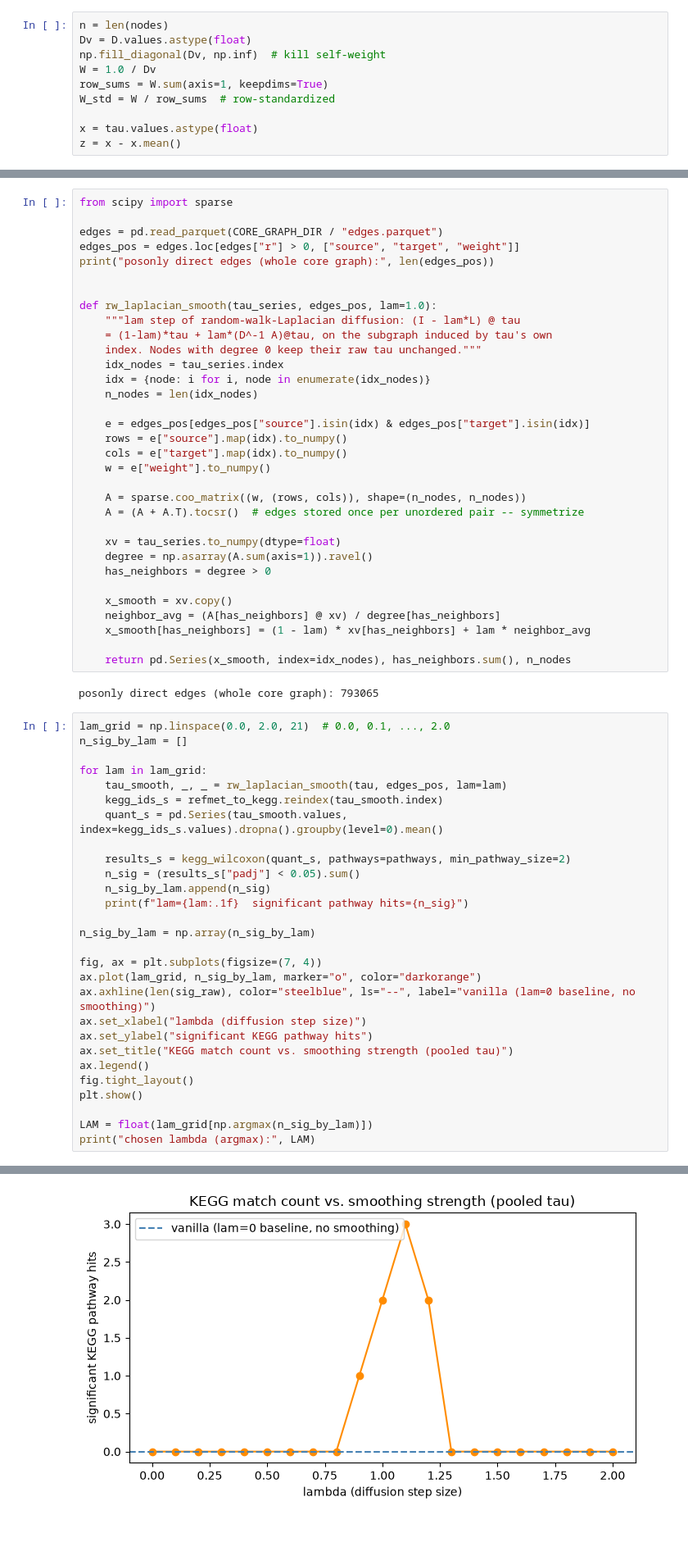
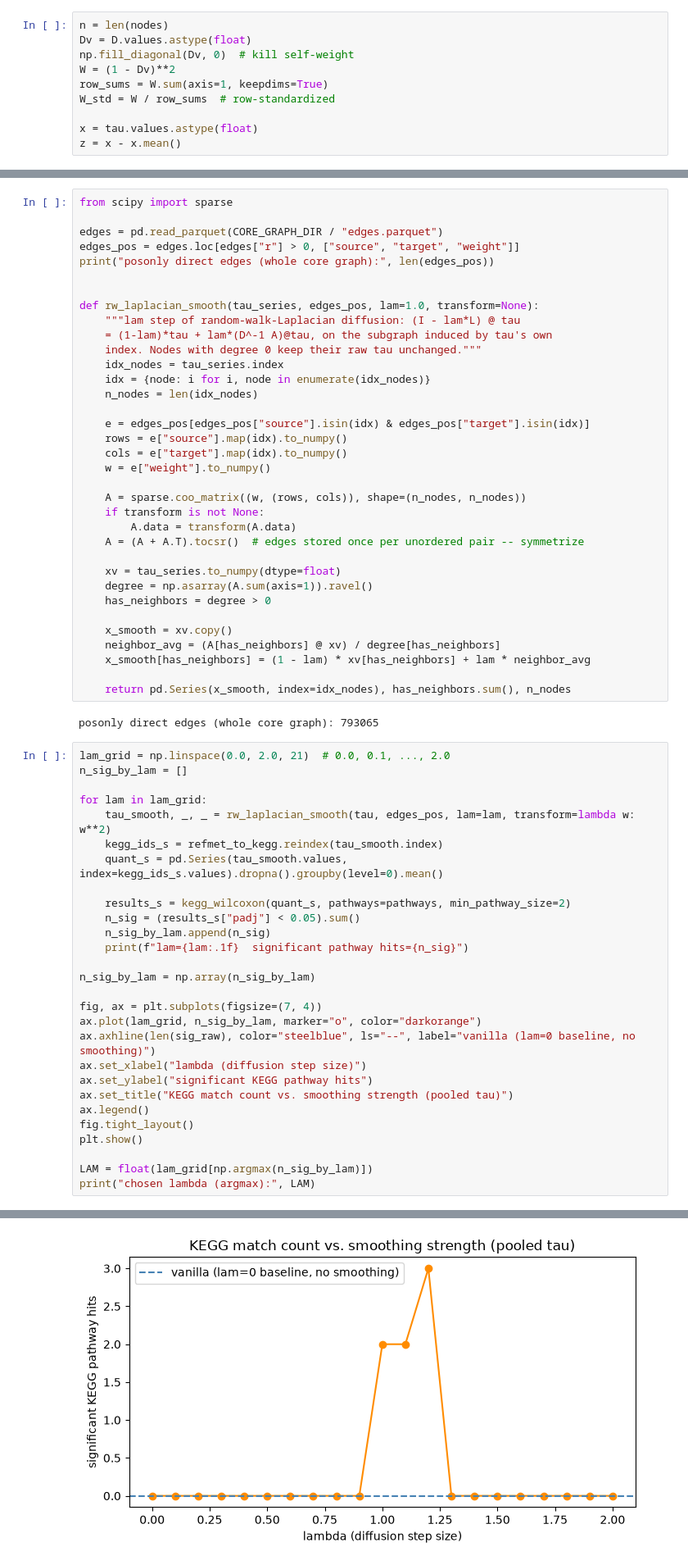
Before and after one commit to saldanB/mw-metabolite-network, a Jupyter notebook: nafld_spatial_autocorrelation.ipynb, the cells around one changed output, grey strips where cells are left out. Shown at 82% size. Drawn from its saved outputs; the diff is of its cells as text; blank space fills up the shorter version.

```diff
--- a/nafld_spatial_autocorrelation.ipynb
+++ b/nafld_spatial_autocorrelation.ipynb
@@ -50,8 +50,8 @@ closer nodes (smaller posonly distance) weighted more heavily.
 # %%
 n = len(nodes)
 Dv = D.values.astype(float)
-np.fill_diagonal(Dv, np.inf)  # kill self-weight
-W = 1.0 / Dv
+np.fill_diagonal(Dv, 0)  # kill self-weight
+W = (1 - Dv)**2
 row_sums = W.sum(axis=1, keepdims=True)
 W_std = W / row_sums  # row-standardized
 
@@ -432,7 +432,7 @@ edges_pos = edges.loc[edges["r"] > 0, ["source", "target", "weight"]]
 print("posonly direct edges (whole core graph):", len(edges_pos))
 
 
-def rw_laplacian_smooth(tau_series, edges_pos, lam=1.0):
+def rw_laplacian_smooth(tau_series, edges_pos, lam=1.0, transform=None):
     """lam step of random-walk-Laplacian diffusion: (I - lam*L) @ tau
     = (1-lam)*tau + lam*(D^-1 A)@tau, on the subgraph induced by tau's own
     index. Nodes with degree 0 keep their raw tau unchanged."""
@@ -446,6 +446,8 @@ def rw_laplacian_smooth(tau_series, edges_pos, lam=1.0):
     w = e["weight"].to_numpy()
 
     A = sparse.coo_matrix((w, (rows, cols)), shape=(n_nodes, n_nodes))
+    if transform is not None:
+        A.data = transform(A.data)
     A = (A + A.T).tocsr()  # edges stored once per unordered pair -- symmetrize
 
     xv = tau_series.to_numpy(dtype=float)
@@ -464,7 +466,7 @@ lam_grid = np.linspace(0.0, 2.0, 21)  # 0.0, 0.1, ..., 2.0
 n_sig_by_lam = []
 
 for lam in lam_grid:
-    tau_smooth, _, _ = rw_laplacian_smooth(tau, edges_pos, lam=lam)
+    tau_smooth, _, _ = rw_laplacian_smooth(tau, edges_pos, lam=lam, transform=lambda w: w**2)
     kegg_ids_s = refmet_to_kegg.reindex(tau_smooth.index)
     quant_s = pd.Series(tau_smooth.values, index=kegg_ids_s.values).dropna().groupby(level=0).mean()
 
@@ -503,6 +505,6 @@ lam=1.1  significant pathway hits=3
 ... (5 lines left out)
 lam=1.7  significant pathway hits=0
 lam=1.8  significant pathway hits=0
 lam=1.9  significant pathway hits=0
 lam=2.0  significant pathway hits=0
-[figure, old version]
+[figure, new version]
```
Also changed, not shown: parts of 23 cells of this notebook, 4 other files.
